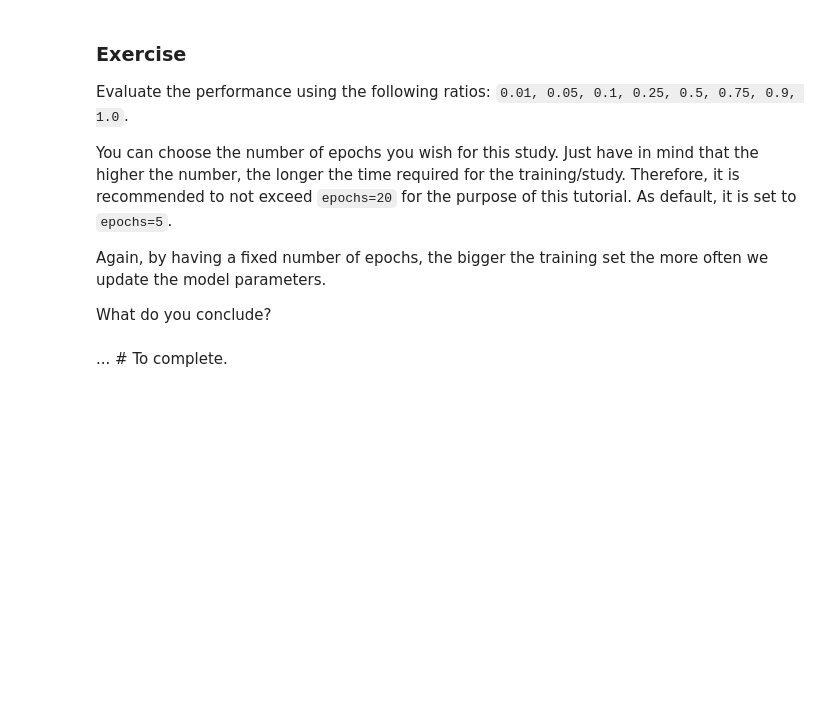
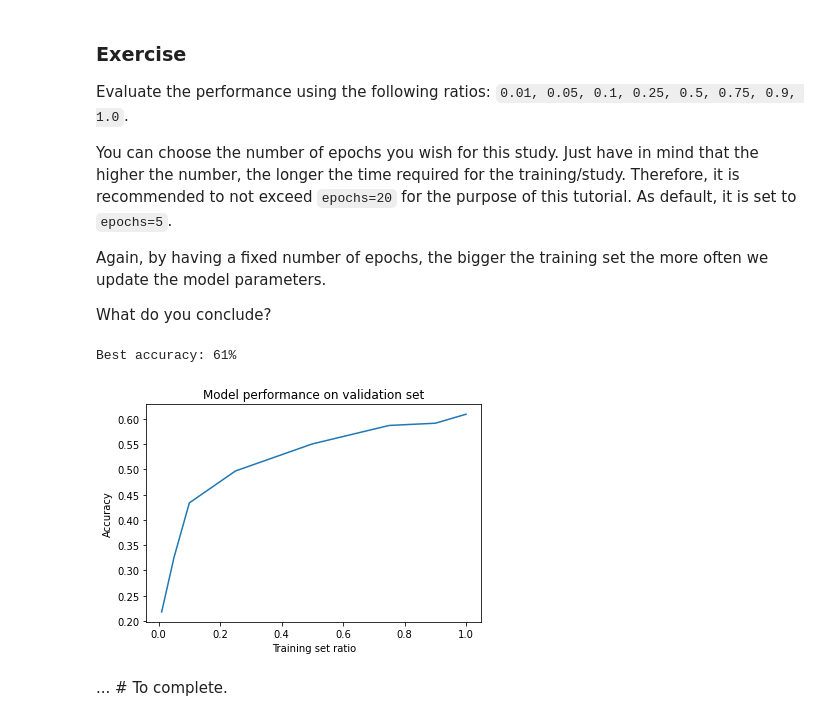
Before and after one commit to gkreplak/IVADO_Mila_Mooc, a Jupyter notebook: tutorial1_data_exercise.ipynb, the cells around one changed output. Cells and saved outputs as stored; diff of their text form; code cells hidden in the pictures; blank space fills up the shorter version.

```diff
--- a/tutorial1_data_exercise.ipynb
+++ b/tutorial1_data_exercise.ipynb
@@ -903,7 +905,10 @@ Again, by having a fixed number of epochs, the bigger the training set the more
 What do you conclude?
 # %%
 ratio_list = [0.01, 0.05, 0.1, 0.25, 0.5, 0.75, 0.9, 1.0]
-... # To complete.
+performance_study(ratio_list, epochs=5) # To complete.
+# %% [output]
+Best accuracy: 61%
+[figure, added]
 # %% [markdown]
 ... # To complete.
 # %% [markdown]
```
Also changed, not shown: parts of 11 cells of this notebook.
